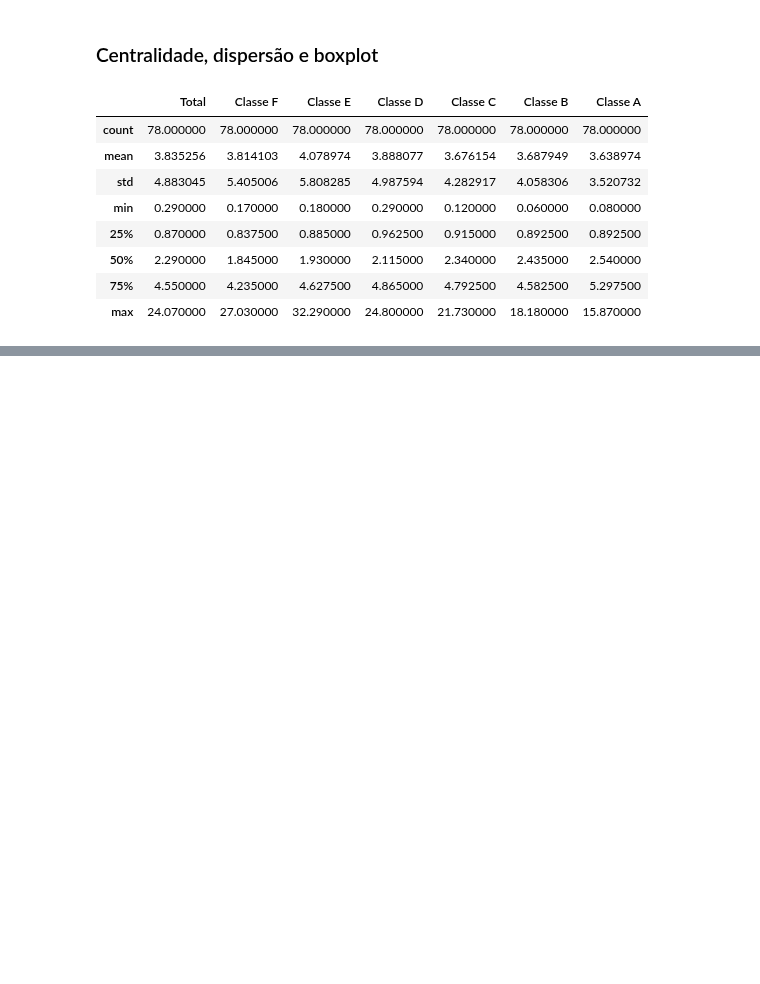
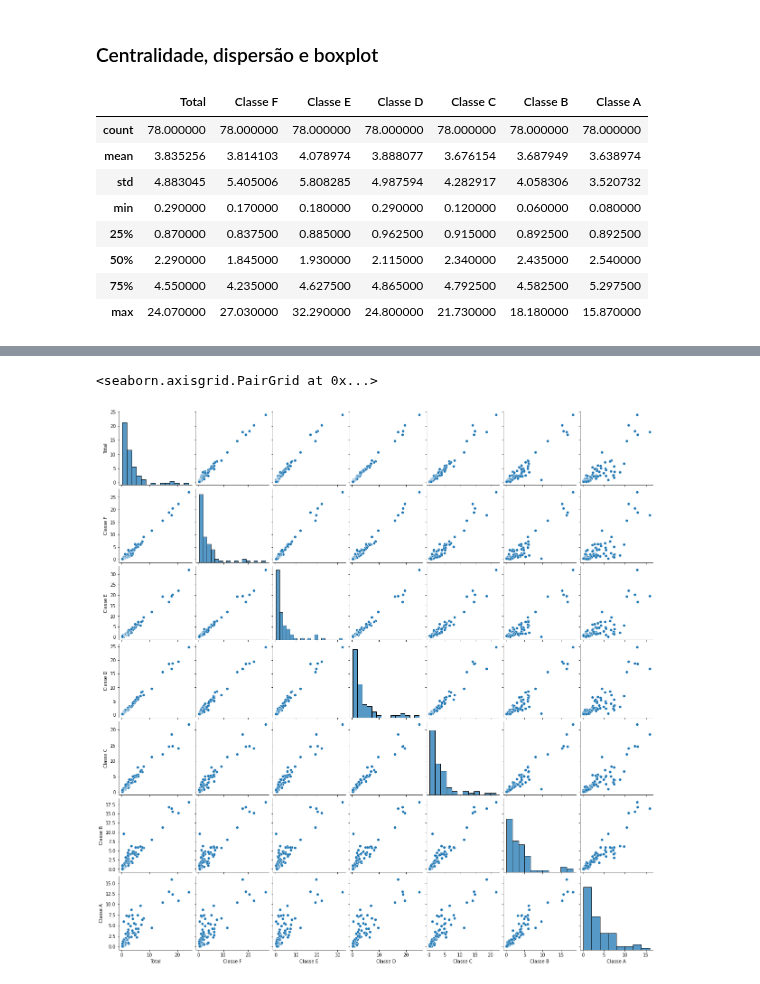
Before and after one commit to O-PY-THA-ON/dcc---fellowship-ci-ncia-de-dados, a Jupyter notebook: eda_dcc.ipynb, the cells around one changed output, grey strips where cells are left out. Cells and saved outputs as stored; diff of their text form; code cells hidden in the pictures; blank space fills up the shorter version.

```diff
--- a/eda_dcc.ipynb
+++ b/eda_dcc.ipynb
@@ -209,0 +223,5 @@ consumo_agrupado
+# %%
+sns.pairplot(consumo)
+# %% [output]
+<seaborn.axisgrid.PairGrid at 0x...>
+[figure, added]
```
Also changed, not shown: parts of 8 cells of this notebook.
